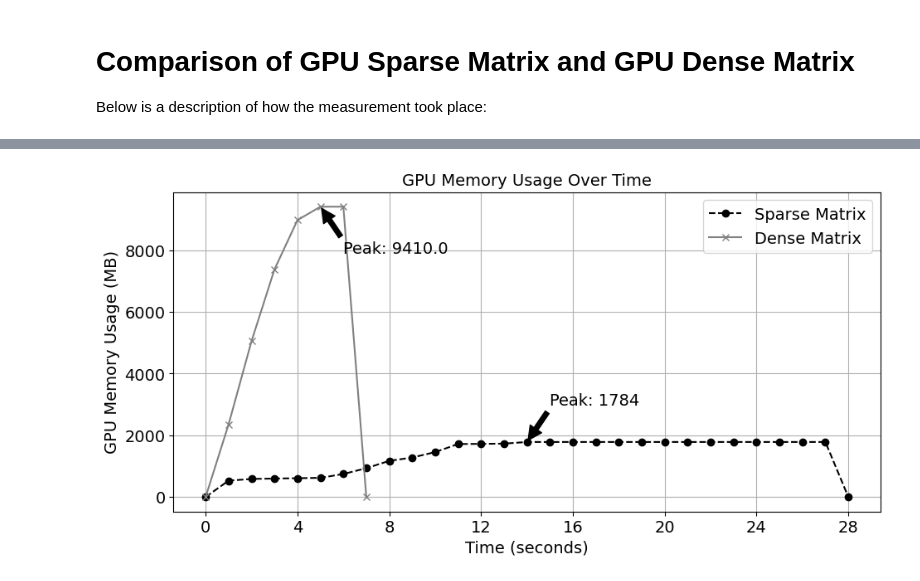
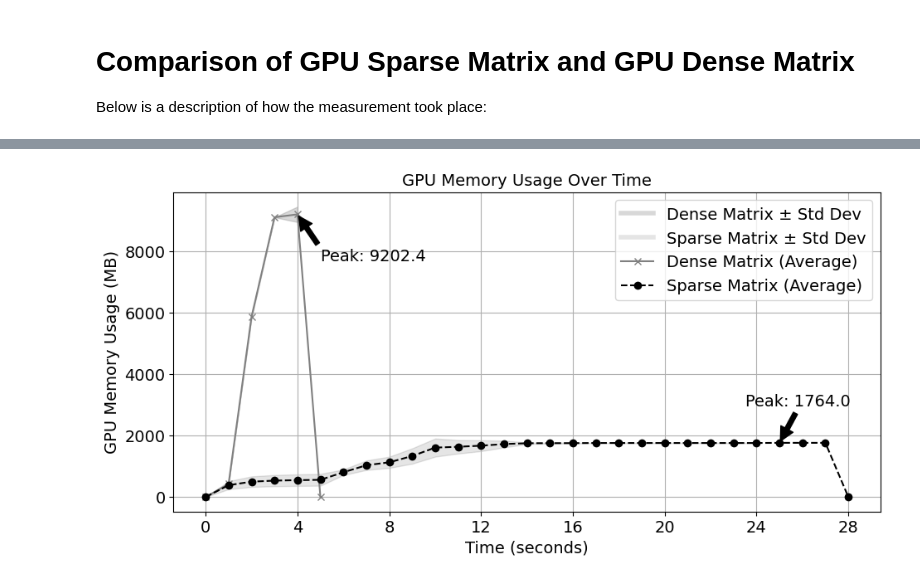
Before and after one commit to lukassykora/action-rules, a Jupyter notebook: notebooks/gpu_sparse_vs_dense/process_logs.ipynb, the cells around one changed output, grey strips where cells are left out. Saved outputs shown, nothing was run; the diff lists cells and outputs as text; code cells hidden in the pictures.

```diff
--- a/notebooks/gpu_sparse_vs_dense/process_logs.ipynb
+++ b/notebooks/gpu_sparse_vs_dense/process_logs.ipynb
@@ -26,7 +103,7 @@ def extract_last_values(log_file_path):
     with open(log_file_path, 'r') as file:
         for line in file:
             # Match the lines containing the GPU memory usage
-            match = re.search(r'python/\d+\((\d+)M\)', line[60:])
+            match = re.search(r'python/\d+\((\d+)M\)', line)
             if match:
                 # Extract the memory value in MB
                 memory_value = int(match.group(1))
@@ -84,0 +113,10 @@ if len(dense_memory) < max_count:
+# %%
+use_sparse_matrix_list = [True, False]
+repeat = range(10)
+mem_results = {'sparse_False': [], 'sparse_True': []}
+for use_sparse_matrix in use_sparse_matrix_list:
+    for i in repeat:
+        log_file = 'gpu_memory' + '_sparse_' + str(use_sparse_matrix) + '_' + str(i) + '.log'
+        memory = extract_last_values(log_file)
+        mem_results['sparse_' + str(use_sparse_matrix)].append([0] + memory)
+mem_results
@@ -84,0 +189,5 @@ if len(dense_memory) < max_count:
+# %%
+df_final = pd.DataFrame(finals)
+df_final.iat[5, 0] = 0
+df_final.iat[28, 2] = 0
+df_final
@@ -85,41 +212,57 @@ if len(dense_memory) < max_count:
 # %%
 import pandas as pd
 import matplotlib.pyplot as plt
+import numpy as np
+from matplotlib.lines import Line2D
 
-# Data
-data = {
-    "sparse matrix": sparse_memory,
-    "dense matrix": dense_memory
-}
-df = pd.DataFrame(data)
+# Assuming df_final is your DataFrame with the columns specified
+# Extract the data into variables
+dense_memory = df_final["sparse_False_averages"]
+dense_std = df_final["sparse_False_std_devs"]
+sparse_memory = df_final["sparse_True_averages"]
+sparse_std = df_final["sparse_True_std_devs"]
 
 # Plot
 plt.figure(figsize=(11, 5))
-plt.plot(df.index, df["sparse matrix"], label="Sparse Matrix", marker='o', color='black', linestyle='--')
-plt.plot(df.index, df["dense matrix"], label="Dense Matrix", marker='x', color='gray')
 
-# Highlight peak value
-peak_index = df["dense matrix"].idxmax()
-peak_value = df["dense matrix"].max()
-plt.annotate(f'Peak: {peak_value}', xy=(peak_index, peak_value), xytext=(peak_index+1, peak_value-1500),
+# Plot dense memory with standard deviation shaded area
+plt.plot(df_final.index, dense_memory, label="Dense Matrix (Average)", marker='x', color='gray')
+plt.fill_between(df_final.index, dense_memory - dense_std, dense_memory + dense_std, color='gray', alpha=0.3)
+
+# Plot sparse memory with standard deviation shaded area
+plt.plot(df_final.index, sparse_memory, label="Sparse Matrix (Average)", marker='o', color='black', linestyle='--')
+plt.fill_between(df_final.index, sparse_memory - sparse_std, sparse_memory + sparse_std, color='black', alpha=0.1)
+
+# Highlight peak values
+peak_index = dense_memory.idxmax()
+peak_value = dense_memory.max()
+plt.annotate(f'Peak: {peak_value}', xy=(peak_index, peak_value), xytext=(peak_index + 1, peak_value - 1500),
              arrowprops=dict(facecolor='black', shrink=0.05), fontsize=14)
-peak_index = df["sparse matrix"].idxmax()
-peak_value = df["sparse matrix"].max()
-plt.annotate(f'Peak: {peak_value}', xy=(peak_index, peak_value), xytext=(peak_index+1, peak_value+1200),
+
+peak_index = sparse_memory.idxmax()
+peak_value = sparse_memory.max()
+plt.annotate(f'Peak: {peak_value}', xy=(peak_index, peak_value), xytext=(peak_index - 1.5, peak_value + 1200),  # Adjusted position to the left
              arrowprops=dict(facecolor='black', shrink=0.05), fontsize=14)
 
 # Labels and title
 plt.xlabel("Time (seconds)", fontsize=14)
 plt.ylabel("GPU Memory Usage (MB)", fontsize=14)
 plt.title("GPU Memory Usage Over Time", fontsize=14)
-plt.legend(fontsize=14)
 plt.grid(True)
-#plt.xticks(df.index, fontsize=12)
-plt.xticks(np.arange(min(df.index), max(df.index)+1, 4.0), fontsize=14)
+
+# Custom legend entries for standard deviation areas
+std_legend_dense = Line2D([0], [0], color='gray', lw=4, alpha=0.3, label='Dense Matrix ± Std Dev')
+std_legend_sparse = Line2D([0], [0], color='black', lw=4, alpha=0.1, label='Sparse Matrix ± Std Dev')
+
+# Set custom x-ticks and y-ticks
+plt.xticks(np.arange(min(df_final.index), max(df_final.index) + 1, 4.0), fontsize=14)
 plt.yticks(fontsize=14)
 
+# Add legend with custom entries
+plt.legend(handles=[std_legend_dense, std_legend_sparse] + plt.gca().get_legend_handles_labels()[0], fontsize=14)
+
 # Save plot
-plt.savefig("gpu_memory_usage.png", format='png', dpi=300)
+plt.savefig("gpu_memory_usage_with_std_dev.png", format='png', dpi=300)
 plt.show()
 # %% [output]
-[figure, old version]
+[figure, new version]
```
Also changed, not shown: parts of 12 cells of this notebook, 50 other files.
